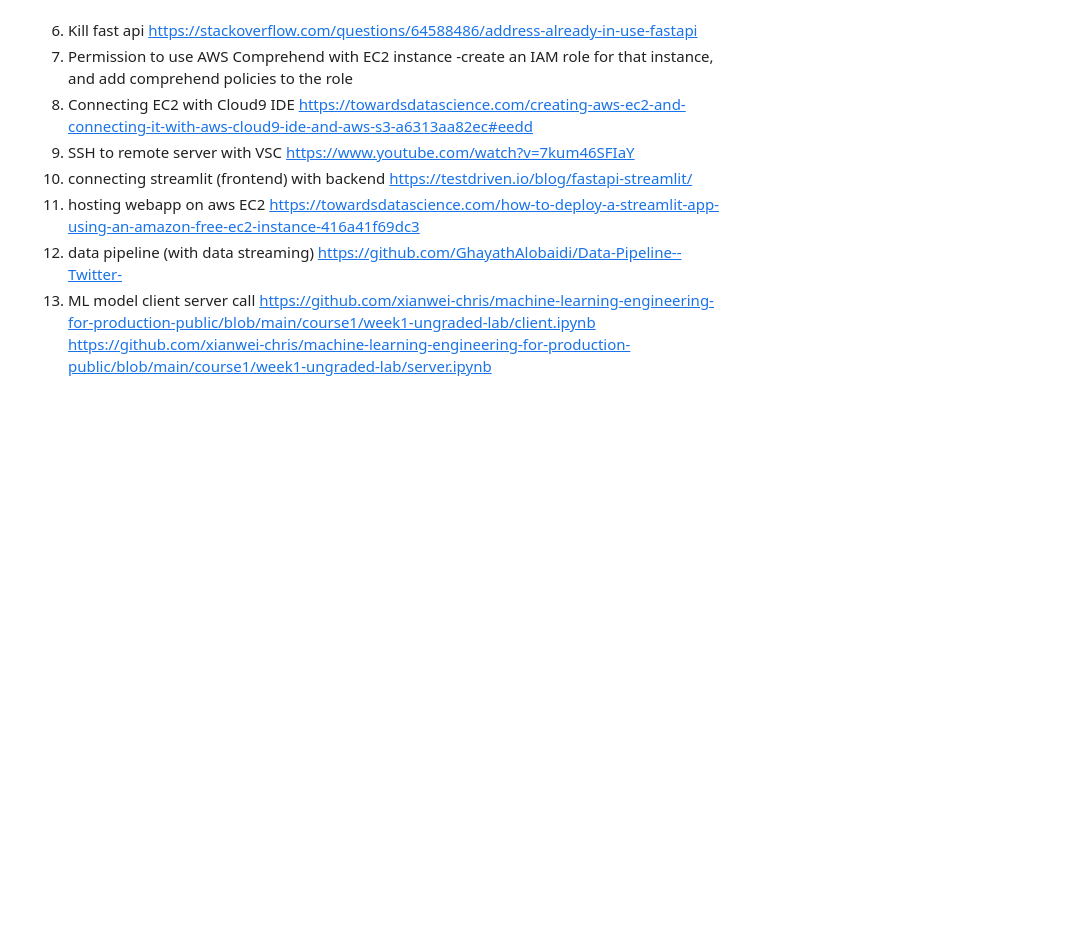
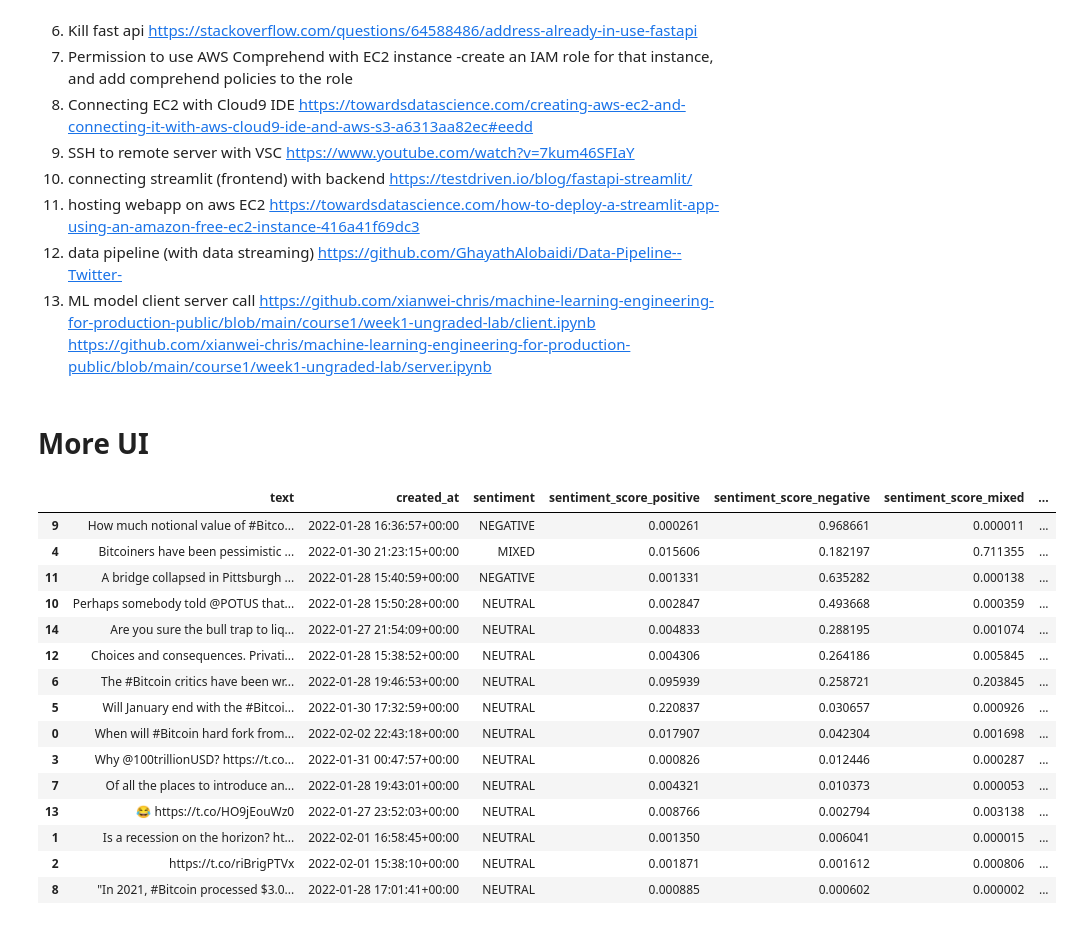
Before and after one commit to xianwei-chris/TwitterSentimentAnalysis, a Jupyter notebook: api_tutorial.ipynb, the cells around one changed output. Saved outputs shown, nothing was run; the diff lists cells and outputs as text; code cells hidden in the pictures; blank space fills up the shorter version.

```diff
--- a/api_tutorial.ipynb
+++ b/api_tutorial.ipynb
@@ -271,3 +271,5 @@ https://github.com/GhayathAlobaidi/Data-Pipeline--Twitter-
 13. ML model client server call
 https://github.com/xianwei-chris/machine-learning-engineering-for-production-public/blob/main/course1/week1-ungraded-lab/client.ipynb
 https://github.com/xianwei-chris/machine-learning-engineering-for-production-public/blob/main/course1/week1-ungraded-lab/server.ipynb
+# %% [markdown]
+# More UI
@@ -273,0 +280,22 @@ https://github.com/xianwei-chris/machine-learning-engineering-for-production-pub
+# %%
+df_sentiment['max_score'] = df_sentiment[['sentiment_score_positive','sentiment_score_negative','sentiment_score_mixed']].max(axis=1)
+pd.set_option('display.max_colwidth', None)
+df_sentiment[['text','created_at','sentiment','sentiment_score_positive',
+            'sentiment_score_negative', 'sentiment_score_mixed','max_score']].sort_values(by=['max_score'],ascending=False)
+# %% [output]
+|  | text | created_at | sentiment | sentiment_score_positive | sentiment_score_negative | sentiment_score_mixed | ... |
+| 9 | How much notional value of #Bitco... | 2022-01-28 16:36:57+00:00 | NEGATIVE | 0.000261 | 0.968661 | 0.000011 | ... |
+| 4 | Bitcoiners have been pessimistic ... | 2022-01-30 21:23:15+00:00 | MIXED | 0.015606 | 0.182197 | 0.711355 | ... |
+| 11 | A bridge collapsed in Pittsburgh ... | 2022-01-28 15:40:59+00:00 | NEGATIVE | 0.001331 | 0.635282 | 0.000138 | ... |
+| 10 | Perhaps somebody told @POTUS that... | 2022-01-28 15:50:28+00:00 | NEUTRAL | 0.002847 | 0.493668 | 0.000359 | ... |
+| 14 | Are you sure the bull trap to liq... | 2022-01-27 21:54:09+00:00 | NEUTRAL | 0.004833 | 0.288195 | 0.001074 | ... |
+| 12 | Choices and consequences. Privati... | 2022-01-28 15:38:52+00:00 | NEUTRAL | 0.004306 | 0.264186 | 0.005845 | ... |
+| 6 | The #Bitcoin critics have been wr... | 2022-01-28 19:46:53+00:00 | NEUTRAL | 0.095939 | 0.258721 | 0.203845 | ... |
+| 5 | Will January end with the #Bitcoi... | 2022-01-30 17:32:59+00:00 | NEUTRAL | 0.220837 | 0.030657 | 0.000926 | ... |
+| 0 | When will #Bitcoin hard fork from... | 2022-02-02 22:43:18+00:00 | NEUTRAL | 0.017907 | 0.042304 | 0.001698 | ... |
+| 3 | Why @100trillionUSD? https://t.co... | 2022-01-31 00:47:57+00:00 | NEUTRAL | 0.000826 | 0.012446 | 0.000287 | ... |
+| 7 | Of all the places to introduce an... | 2022-01-28 19:43:01+00:00 | NEUTRAL | 0.004321 | 0.010373 | 0.000053 | ... |
+| 13 | 😂 https://t.co/HO9jEouWz0 | 2022-01-27 23:52:03+00:00 | NEUTRAL | 0.008766 | 0.002794 | 0.003138 | ... |
+| 1 | Is a recession on the horizon? ht... | 2022-02-01 16:58:45+00:00 | NEUTRAL | 0.001350 | 0.006041 | 0.000015 | ... |
+| 2 | https://t.co/riBrigPTVx | 2022-02-01 15:38:10+00:00 | NEUTRAL | 0.001871 | 0.001612 | 0.000806 | ... |
+| 8 | "In 2021, #Bitcoin processed $3.0... | 2022-01-28 17:01:41+00:00 | NEUTRAL | 0.000885 | 0.000602 | 0.000002 | ... |
```
Also changed, not shown: parts of 4 cells of this notebook, 2 other files.
